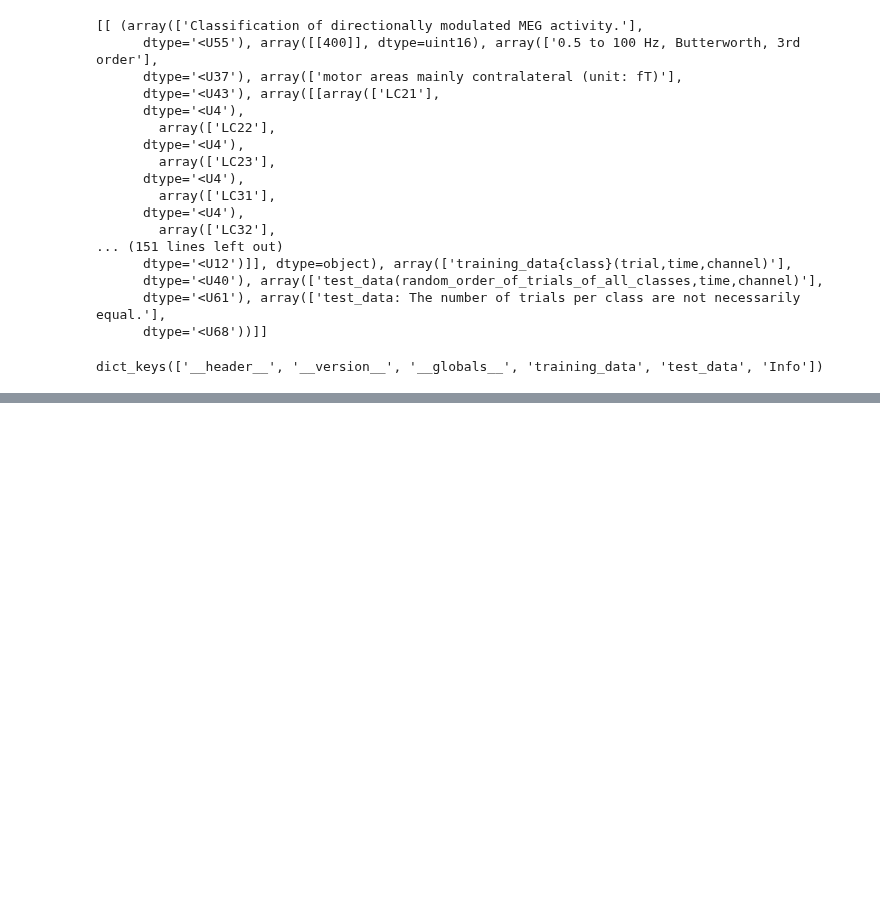
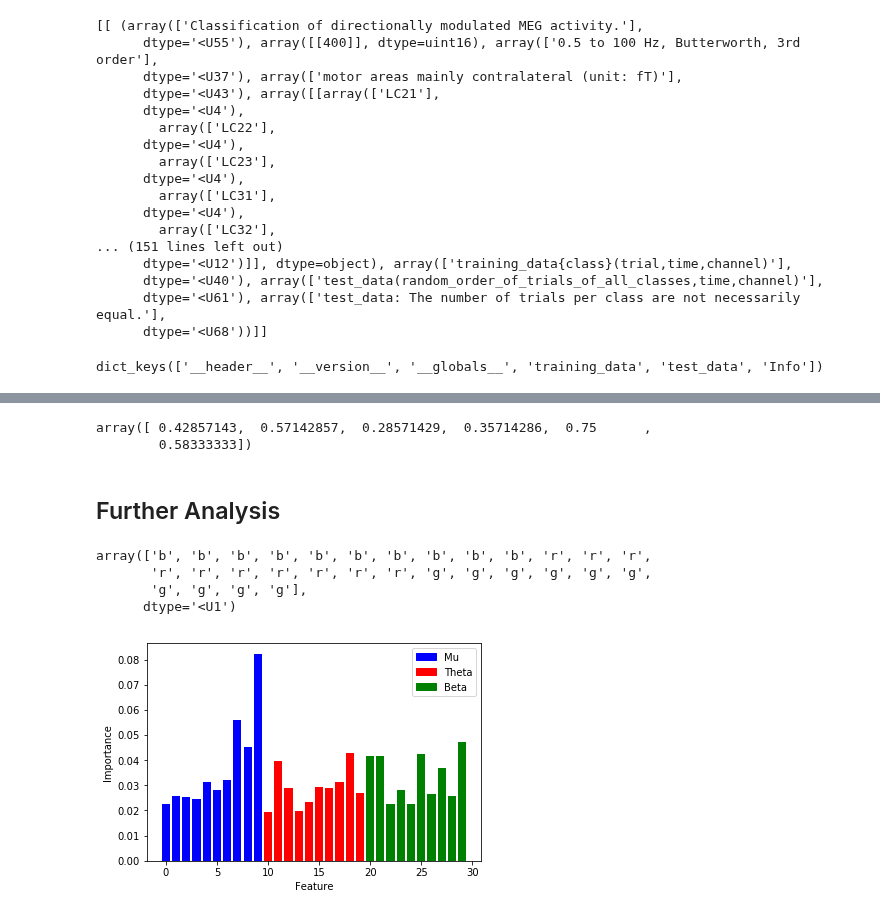
Before and after one commit to erindorothy/BCIFinalProject, a Jupyter notebook: Andrew_dev.ipynb, the cells around one changed output, grey strips where cells are left out. Saved outputs shown, nothing was run; the diff lists cells and outputs as text; code cells hidden in the pictures; blank space fills up the shorter version.

Commit message:
Feature engineering, ml, feature importances

```diff
--- a/Andrew_dev.ipynb
+++ b/Andrew_dev.ipynb
@@ -64,0 +195,3 @@ dict_keys(['__header__', '__version__', '__globals__', 'training_data', 'test_da
+# %%
+svm2 = svm.SVC(kernel='rbf')
+svm2.fit(X_train, y_train)
@@ -64,0 +225,6 @@ dict_keys(['__header__', '__version__', '__globals__', 'training_data', 'test_da
+# %%
+forest = ensemble.RandomForestClassifier()
+forest.fit(X_train, y_train)
+print('Train accuracy: ' + str(accuracy_score(y_train, forest.predict(X_train))))
+print('Test accuracy:  ' + str(accuracy_score(y_test, forest.predict(X_test))))
+print('CV Accuracies: ' + str(cross_val_score(forest, power, labels, cv=6)))
@@ -64,0 +249,28 @@ dict_keys(['__header__', '__version__', '__globals__', 'training_data', 'test_da
+# %%
+cross_val_score(forest, power, labels, cv=6)
+# %% [output]
+array([ 0.42857143,  0.57142857,  0.28571429,  0.35714286,  0.75      ,
+        0.58333333])
+# %% [markdown]
+## Further Analysis
+# %%
+importances_array = np.zeros(30)
+
+for i in range(1000):
+    forest = ensemble.RandomForestClassifier()
+    forest.fit(X_train, y_train)
+
+    importances_array += forest.feature_importances_
+
+importances_array /= 1000
+
+plt.bar(importances_array)
+# %%
+colors = np.hstack([['b' for x in range(10)],['r' for x in range(10, 20)],['g' for x in range(20, 30)]])
+
+colors
+# %% [output]
+array(['b', 'b', 'b', 'b', 'b', 'b', 'b', 'b', 'b', 'b', 'r', 'r', 'r',
+       'r', 'r', 'r', 'r', 'r', 'r', 'r', 'g', 'g', 'g', 'g', 'g', 'g',
+       'g', 'g', 'g', 'g'],
+      dtype='<U1')
@@ -64,0 +279,9 @@ dict_keys(['__header__', '__version__', '__globals__', 'training_data', 'test_da
+# %%
+plt.bar(np.arange(30), importances_array, color=colors);
+plt.legend(handles=[mpatches.Patch(color='b', label='Mu'),
+                    mpatches.Patch(color='r', label='Theta'),
+                    mpatches.Patch(color='g', label='Beta')]);
+plt.xlabel('Feature');
+plt.ylabel('Importance');
+# %% [output]
+[figure, added]
```
Also changed, not shown: parts of 36 cells of this notebook.
